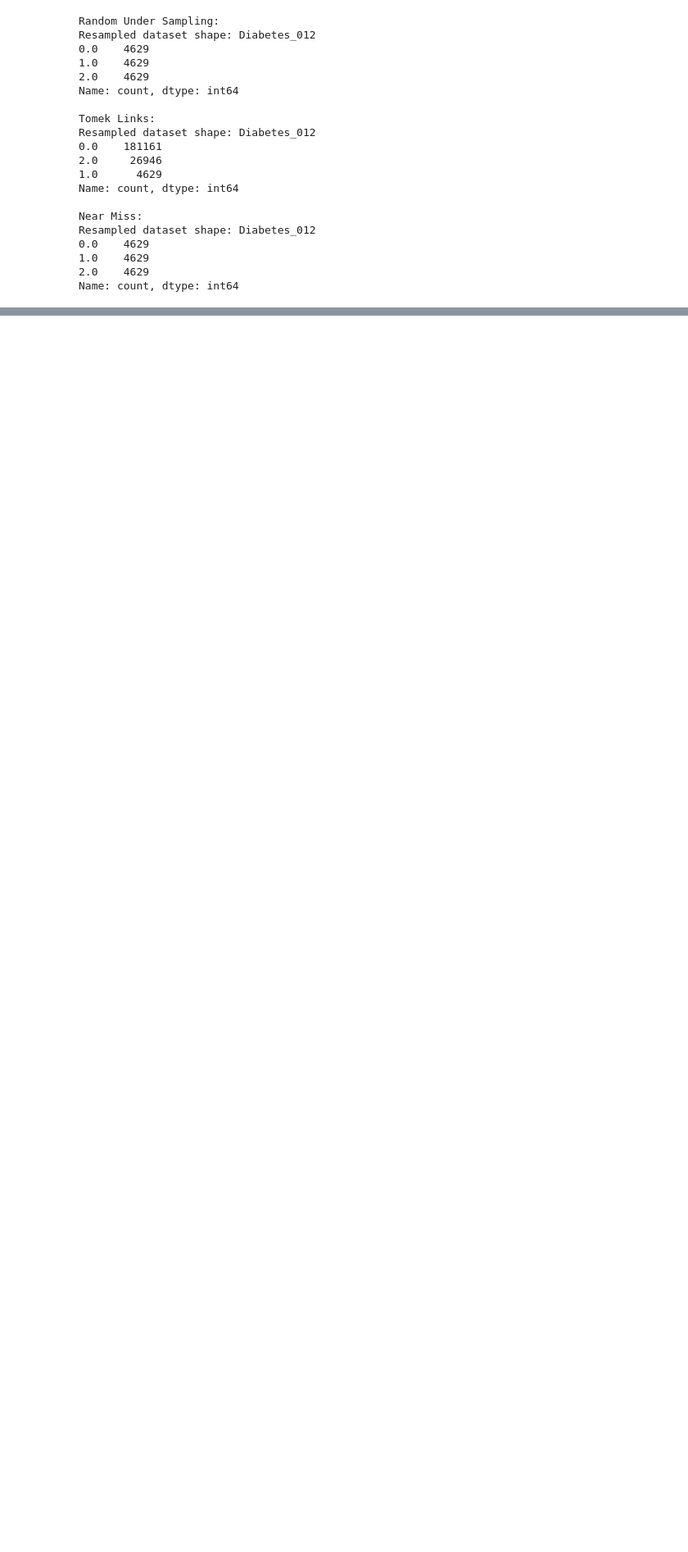
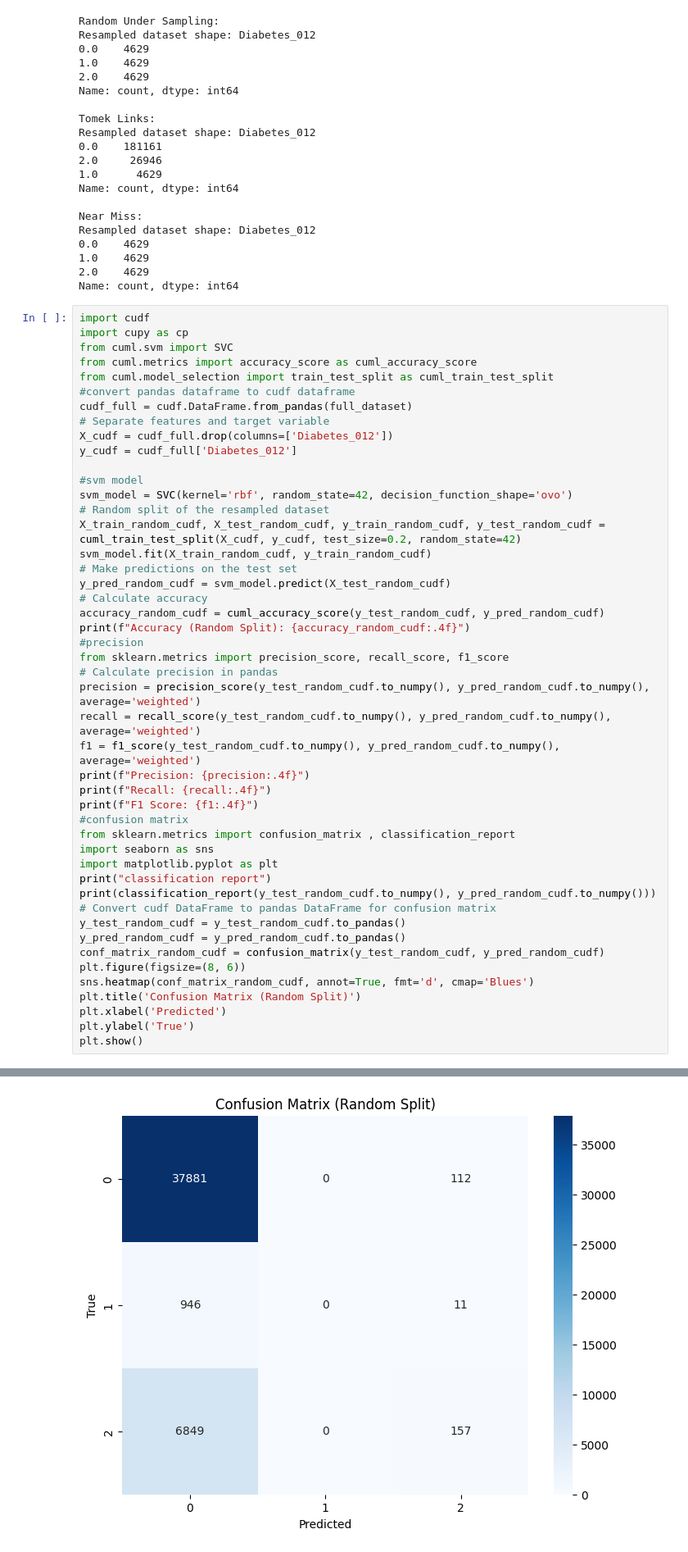
Before and after one commit to tiagoluis19/AC, a Jupyter notebook: ProjetoAC2/Diabetesmulticlass.ipynb, the cells around one changed output, grey strips where cells are left out. Shown at 82% size. Saved outputs shown, nothing was run; the diff lists cells and outputs as text; blank space fills up the shorter version.

```diff
--- a/ProjetoAC2/Diabetesmulticlass.ipynb
+++ b/ProjetoAC2/Diabetesmulticlass.ipynb
@@ -271,3 +271,51 @@ Resampled dataset shape: Diabetes_012
 1.0    4629
 2.0    4629
 Name: count, dtype: int64
+# %%
+import cudf
+import cupy as cp
+from cuml.svm import SVC
+from cuml.metrics import accuracy_score as cuml_accuracy_score
+from cuml.model_selection import train_test_split as cuml_train_test_split
+#convert pandas dataframe to cudf dataframe
+cudf_full = cudf.DataFrame.from_pandas(full_dataset)
+# Separate features and target variable
+X_cudf = cudf_full.drop(columns=['Diabetes_012'])
+y_cudf = cudf_full['Diabetes_012']
+
+#svm model
+svm_model = SVC(kernel='rbf', random_state=42, decision_function_shape='ovo')
+# Random split of the resampled dataset
+X_train_random_cudf, X_test_random_cudf, y_train_random_cudf, y_test_random_cudf = cuml_train_test_split(X_cudf, y_cudf, test_size=0.2, random_state=42)
+svm_model.fit(X_train_random_cudf, y_train_random_cudf)
+# Make predictions on the test set
+y_pred_random_cudf = svm_model.predict(X_test_random_cudf)
+# Calculate accuracy
+accuracy_random_cudf = cuml_accuracy_score(y_test_random_cudf, y_pred_random_cudf)
+print(f"Accuracy (Random Split): {accuracy_random_cudf:.4f}")
+#precision
+from sklearn.metrics import precision_score, recall_score, f1_score
+# Calculate precision in pandas
+precision = precision_score(y_test_random_cudf.to_numpy(), y_pred_random_cudf.to_numpy(), average='weighted')
+recall = recall_score(y_test_random_cudf.to_numpy(), y_pred_random_cudf.to_numpy(), average='weighted')
+f1 = f1_score(y_test_random_cudf.to_numpy(), y_pred_random_cudf.to_numpy(), average='weighted')
+print(f"Precision: {precision:.4f}")
+print(f"Recall: {recall:.4f}")
+print(f"F1 Score: {f1:.4f}")
+#confusion matrix
+from sklearn.metrics import confusion_matrix , classification_report
+import seaborn as sns
+import matplotlib.pyplot as plt
+print("classification report")
+print(classification_report(y_test_random_cudf.to_numpy(), y_pred_random_cudf.to_numpy()))
+# Convert cudf DataFrame to pandas DataFrame for confusion matrix
+y_test_random_cudf = y_test_random_cudf.to_pandas()
+y_pred_random_cudf = y_pred_random_cudf.to_pandas()
+conf_matrix_random_cudf = confusion_matrix(y_test_random_cudf, y_pred_random_cudf)
+plt.figure(figsize=(8, 6))
+sns.heatmap(conf_matrix_random_cudf, annot=True, fmt='d', cmap='Blues')
+plt.title('Confusion Matrix (Random Split)')
+plt.xlabel('Predicted')
+plt.ylabel('True')
+plt.show()
+# %% [output]
@@ -274,3 +336,4 @@ Name: count, dtype: int64
+[figure, added]
 # %%
 import cudf
 import cupy as cp
```
Also changed, not shown: parts of 12 cells of this notebook, 2 other files.
